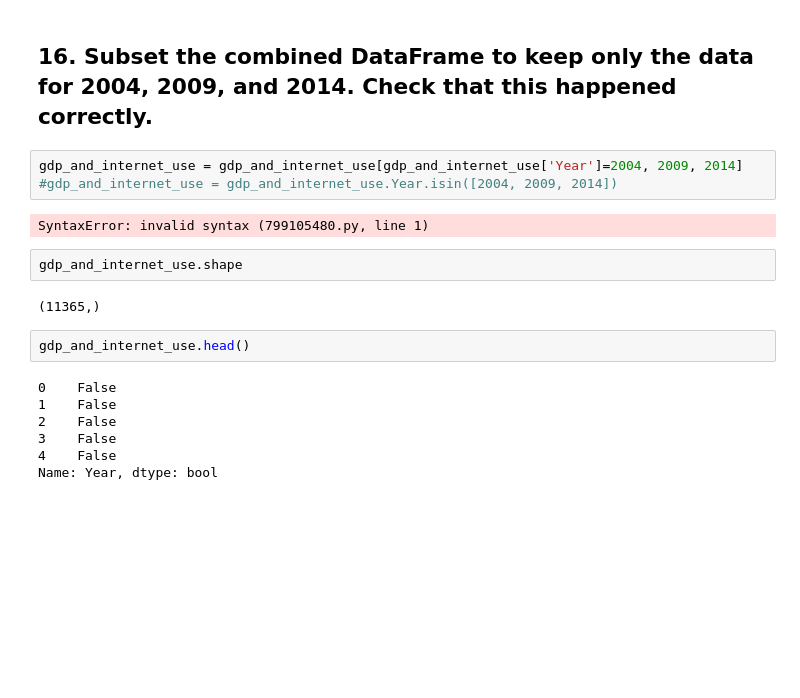
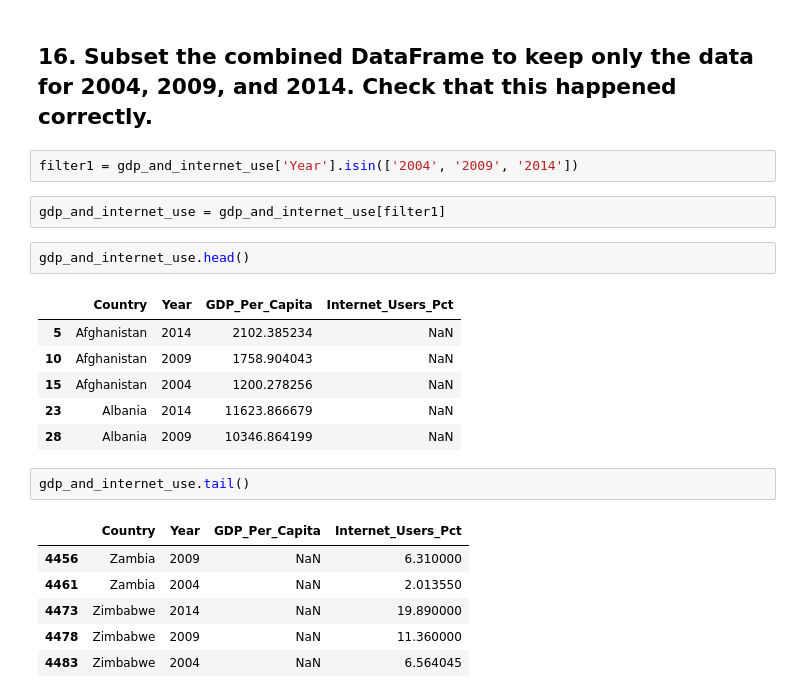
Before and after one commit to NSS-Data-Analytics-Cohort-6/gdp-and-internet-usage-abigailasper, a Jupyter notebook: notebooks/gdp_internet_un.ipynb, the cells around one changed output. Saved outputs shown, nothing was run; the diff lists cells and outputs as text; blank space fills up the shorter version.

```diff
--- a/notebooks/gdp_internet_un.ipynb
+++ b/notebooks/gdp_internet_un.ipynb
@@ -178,20 +198,24 @@ gdp_and_internet_use.tail()
 # %% [markdown]
 ## 16. Subset the combined DataFrame to keep only the data for 2004, 2009, and 2014. Check that this happened correctly.
 # %%
-gdp_and_internet_use = gdp_and_internet_use[gdp_and_internet_use['Year']=2004, 2009, 2014]
-#gdp_and_internet_use = gdp_and_internet_use.Year.isin([2004, 2009, 2014])
+filter1 = gdp_and_internet_use['Year'].isin(['2004', '2009', '2014'])
-# %% [output]
-SyntaxError: invalid syntax (799105480.py, line 1)
-# %%
-gdp_and_internet_use.shape
-# %% [output]
-(11365,)
+# %%
+gdp_and_internet_use = gdp_and_internet_use[filter1]
 # %%
 gdp_and_internet_use.head()
 # %% [output]
-0    False
-1    False
-2    False
-3    False
-4    False
-Name: Year, dtype: bool
+|  | Country | Year | GDP_Per_Capita | Internet_Users_Pct |
+| 5 | Afghanistan | 2014 | 2102.385234 | NaN |
+| 10 | Afghanistan | 2009 | 1758.904043 | NaN |
+| 15 | Afghanistan | 2004 | 1200.278256 | NaN |
+| 23 | Albania | 2014 | 11623.866679 | NaN |
+| 28 | Albania | 2009 | 10346.864199 | NaN |
+# %%
+gdp_and_internet_use.tail()
+# %% [output]
+|  | Country | Year | GDP_Per_Capita | Internet_Users_Pct |
+| 4456 | Zambia | 2009 | NaN | 6.310000 |
+| 4461 | Zambia | 2004 | NaN | 2.013550 |
+| 4473 | Zimbabwe | 2014 | NaN | 19.890000 |
+| 4478 | Zimbabwe | 2009 | NaN | 11.360000 |
+| 4483 | Zimbabwe | 2004 | NaN | 6.564045 |
```
Also changed, not shown: parts of 15 cells of this notebook.
